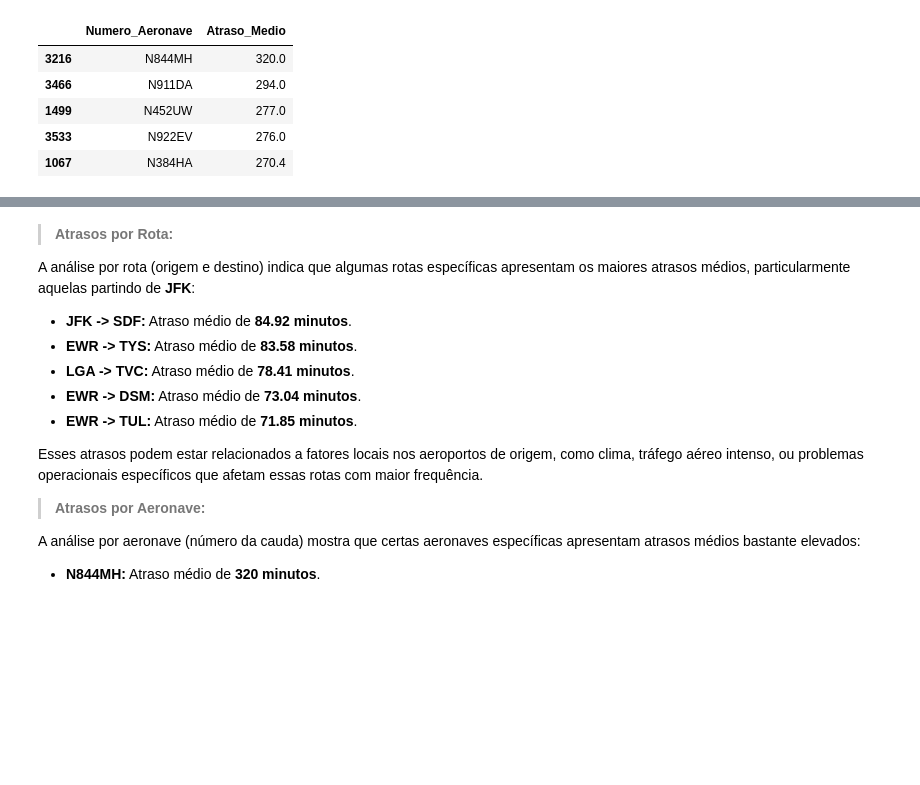
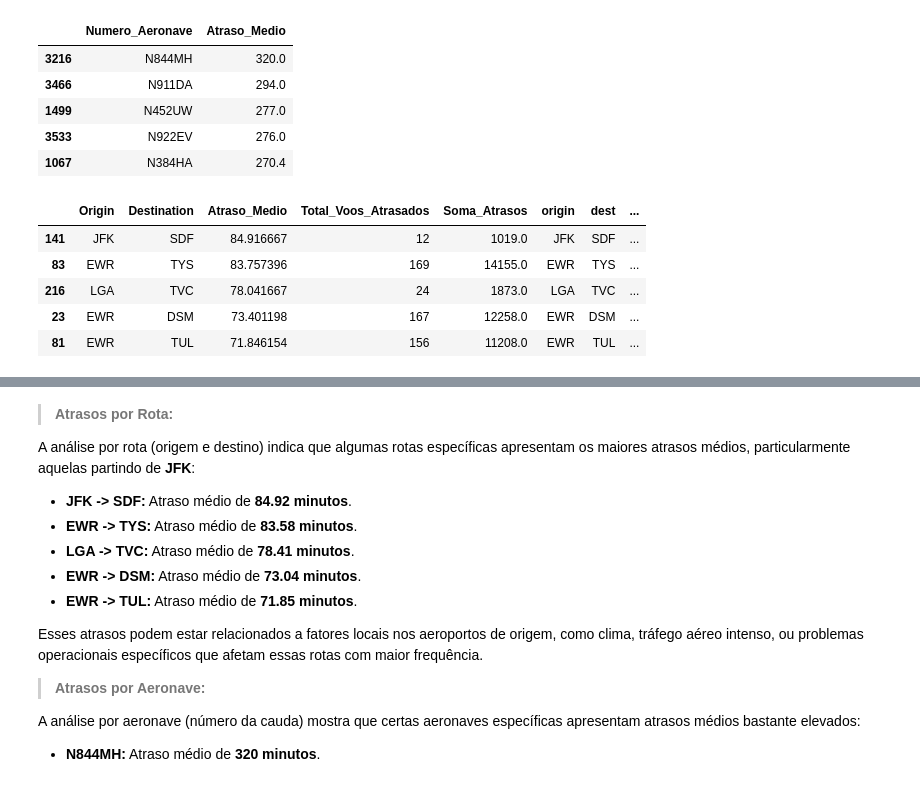
Before and after one commit to luigi-lago/Analise-Exploratoria-Atrasos, a Jupyter notebook: Notebooks/analise_exploratoria.ipynb, the cells around one changed output, grey strips where cells are left out. Drawn from its saved outputs; the diff is of its cells as text; code cells hidden in the pictures; blank space fills up the shorter version.

```diff
--- a/Notebooks/analise_exploratoria.ipynb
+++ b/Notebooks/analise_exploratoria.ipynb
@@ -147,3 +151,55 @@ atraso_por_aeronave.head()
 | 1499 | N452UW | 277.0 |
 | 3533 | N922EV | 276.0 |
 | 1067 | N384HA | 270.4 |
+# %%
+# Ajustando a referência para garantir que as colunas sejam unidas corretamente
+
+# 1. Atraso por Rota
+
+# Calculando o número total de voos no dataframe original por rota (origem e destino)
+total_voos_bruto_por_rota = df.groupby(['origin', 'dest']).size().reset_index(name='Total_Voos_Bruto')
+
+# Gerando uma análise dos atrasos por rota no dataframe limpo
+atraso_por_rota = df_cleaned.groupby(['origin', 'dest'])['arr_delay'].agg(['mean', 'count', 'sum']).reset_index()
+
+# Renomeando as colunas para facilitar a leitura
+atraso_por_rota.columns = ['Origin', 'Destination', 'Atraso_Medio', 'Total_Voos_Atrasados', 'Soma_Atrasos']
+
+# Combinando os dois dataframes para garantir o alinhamento
+atraso_por_rota = pd.merge(atraso_por_rota, total_voos_bruto_por_rota, left_on=['Origin', 'Destination'], right_on=['origin', 'dest'], how='left')
+
+# Calculando a frequência relativa de atrasos de cada rota em relação ao total de voos dessa rota no dataset bruto
+atraso_por_rota['Frequencia_Relativa_Bruto'] = (atraso_por_rota['Total_Voos_Atrasados'] / atraso_por_rota['Total_Voos_Bruto']) * 100
+
+# Ordenando pelas rotas com maiores atrasos médios
+atraso_por_rota = atraso_por_rota.sort_values(by='Atraso_Medio', ascending=False)
+
+# 2. Atraso por Aeronave
+
+# Calculando o número total de voos no dataframe original por aeronave (tailnum)
+total_voos_bruto_por_aeronave = df.groupby('tailnum').size().reset_index(name='Total_Voos_Bruto')
+
+# Gerando uma análise dos atrasos por aeronave no dataframe limpo
+atraso_por_aeronave = df_cleaned.groupby('tailnum')['arr_delay'].agg(['mean', 'count', 'sum']).reset_index()
+
+# Renomeando as colunas para facilitar a leitura
+atraso_por_aeronave.columns = ['Numero_Aeronave', 'Atraso_Medio', 'Total_Voos_Atrasados', 'Soma_Atrasos']
+
+# Combinando os dois dataframes para garantir o alinhamento
+atraso_por_aeronave = pd.merge(atraso_por_aeronave, total_voos_bruto_por_aeronave, left_on='Numero_Aeronave', right_on='tailnum', how='left')
+
+# Calculando a frequência relativa de atrasos de cada aeronave em relação ao total de voos dessa aeronave no dataset bruto
+atraso_por_aeronave['Frequencia_Relativa_Bruto'] = (atraso_por_aeronave['Total_Voos_Atrasados'] / atraso_por_aeronave['Total_Voos_Bruto']) * 100
+
+# Ordenando pelas aeronaves com maiores atrasos médios
+atraso_por_aeronave = atraso_por_aeronave.sort_values(by='Atraso_Medio', ascending=False)
+
+# Exibindo as 5 primeiras linhas para atraso por rota e por aeronave
+atraso_por_rota.head()
+# %% [output]
+|  | Origin | Destination | Atraso_Medio | Total_Voos_Atrasados | Soma_Atrasos | origin | dest | ... |
+| 141 | JFK | SDF | 84.916667 | 12 | 1019.0 | JFK | SDF | ... |
+| 83 | EWR | TYS | 83.757396 | 169 | 14155.0 | EWR | TYS | ... |
+| 216 | LGA | TVC | 78.041667 | 24 | 1873.0 | LGA | TVC | ... |
+| 23 | EWR | DSM | 73.401198 | 167 | 12258.0 | EWR | DSM | ... |
+| 81 | EWR | TUL | 71.846154 | 156 | 11208.0 | EWR | TUL | ... |
```
Also changed, not shown: parts of 2 cells of this notebook.
